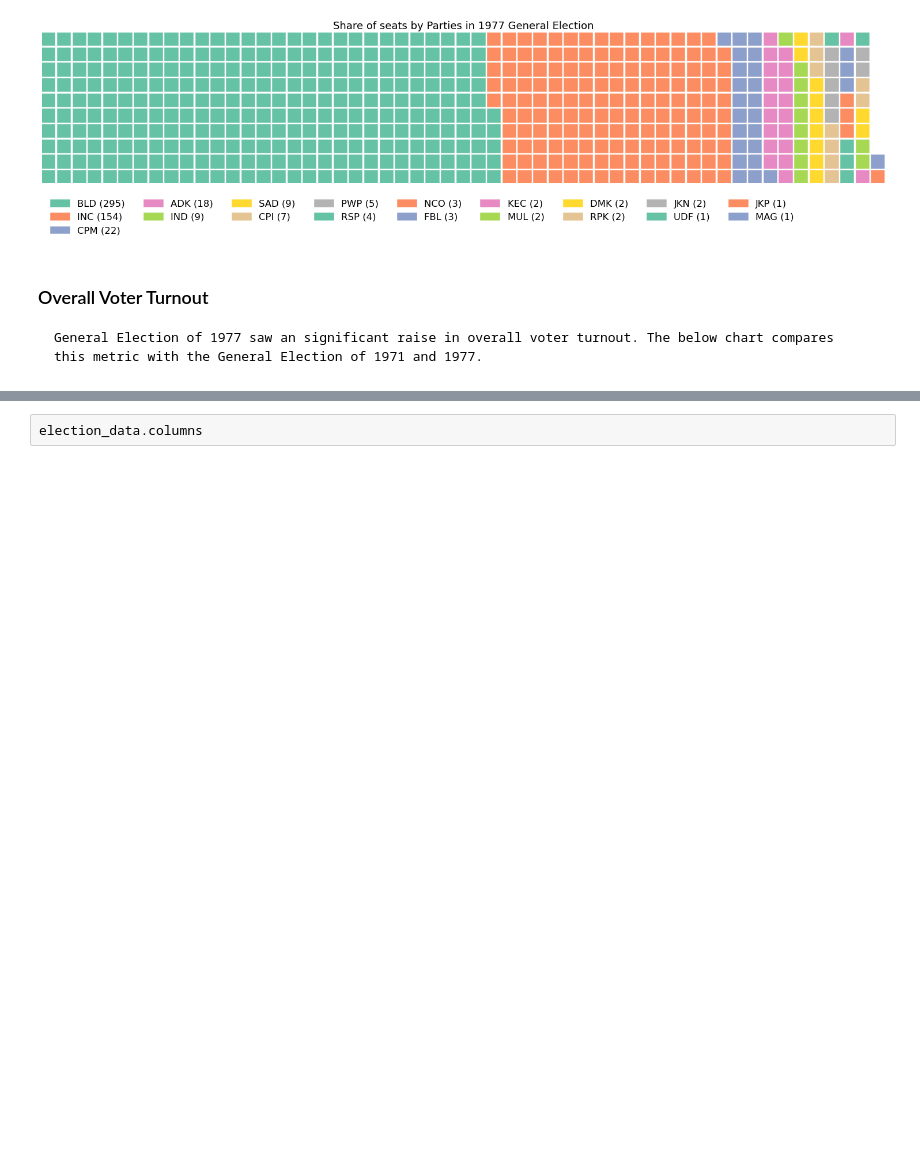
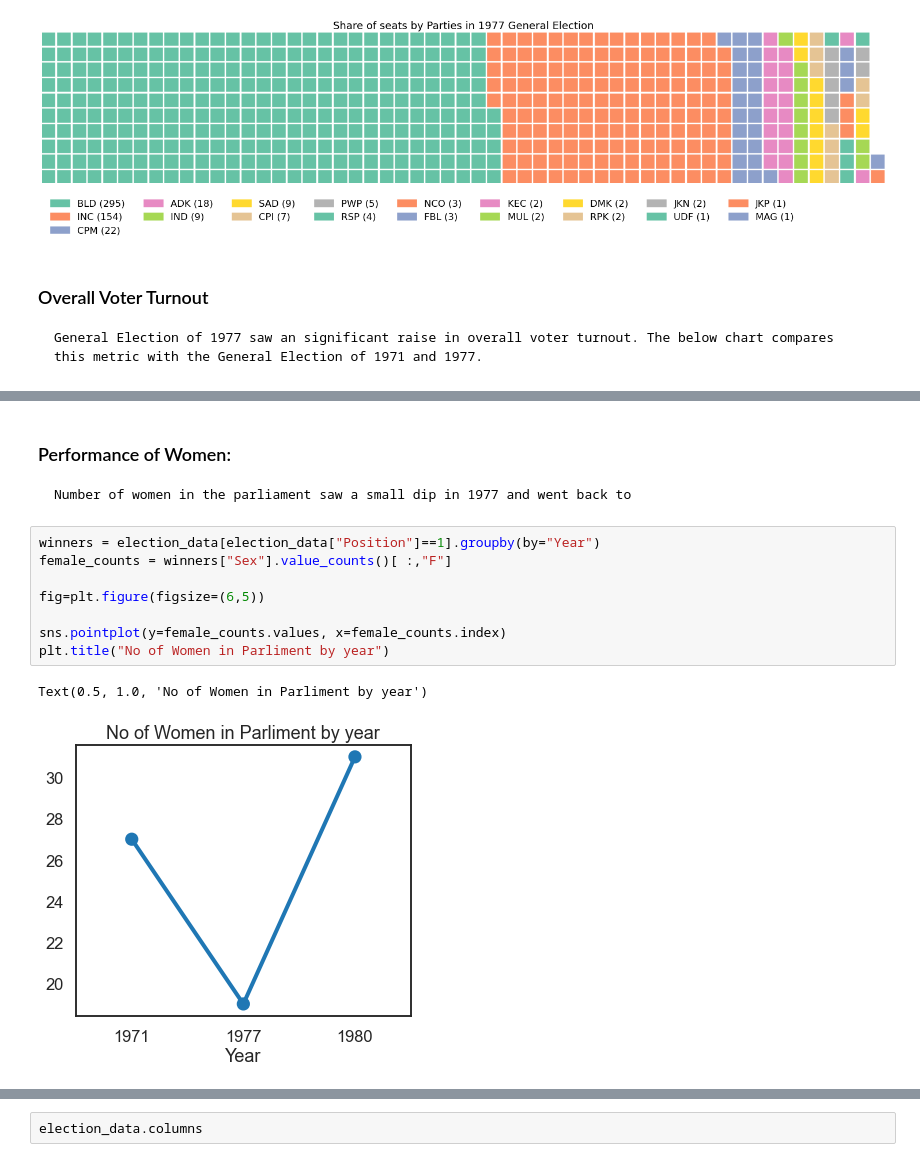
Before and after one commit to ragul-n/1977-election, a Jupyter notebook: EDA.ipynb, the cells around one changed output, grey strips where cells are left out. Drawn from its saved outputs; the diff is of its cells as text; blank space fills up the shorter version.

```diff
--- a/EDA.ipynb
+++ b/EDA.ipynb
@@ -66,0 +80,14 @@ Text(0, 0.5, 'Voter Turnout')
+# %% [markdown]
+### Performance of Women:
+    Number of women in the parliament saw a small dip in 1977 and went back to
+# %%
+winners = election_data[election_data["Position"]==1].groupby(by="Year")
+female_counts = winners["Sex"].value_counts()[ :,"F"]
+
+fig=plt.figure(figsize=(6,5))
+
+sns.pointplot(y=female_counts.values, x=female_counts.index)
+plt.title("No of Women in Parliment by year")
+# %% [output]
+Text(0.5, 1.0, 'No of Women in Parliment by year')
+[figure, added]
```
Also changed, not shown: parts of 5 cells of this notebook.
